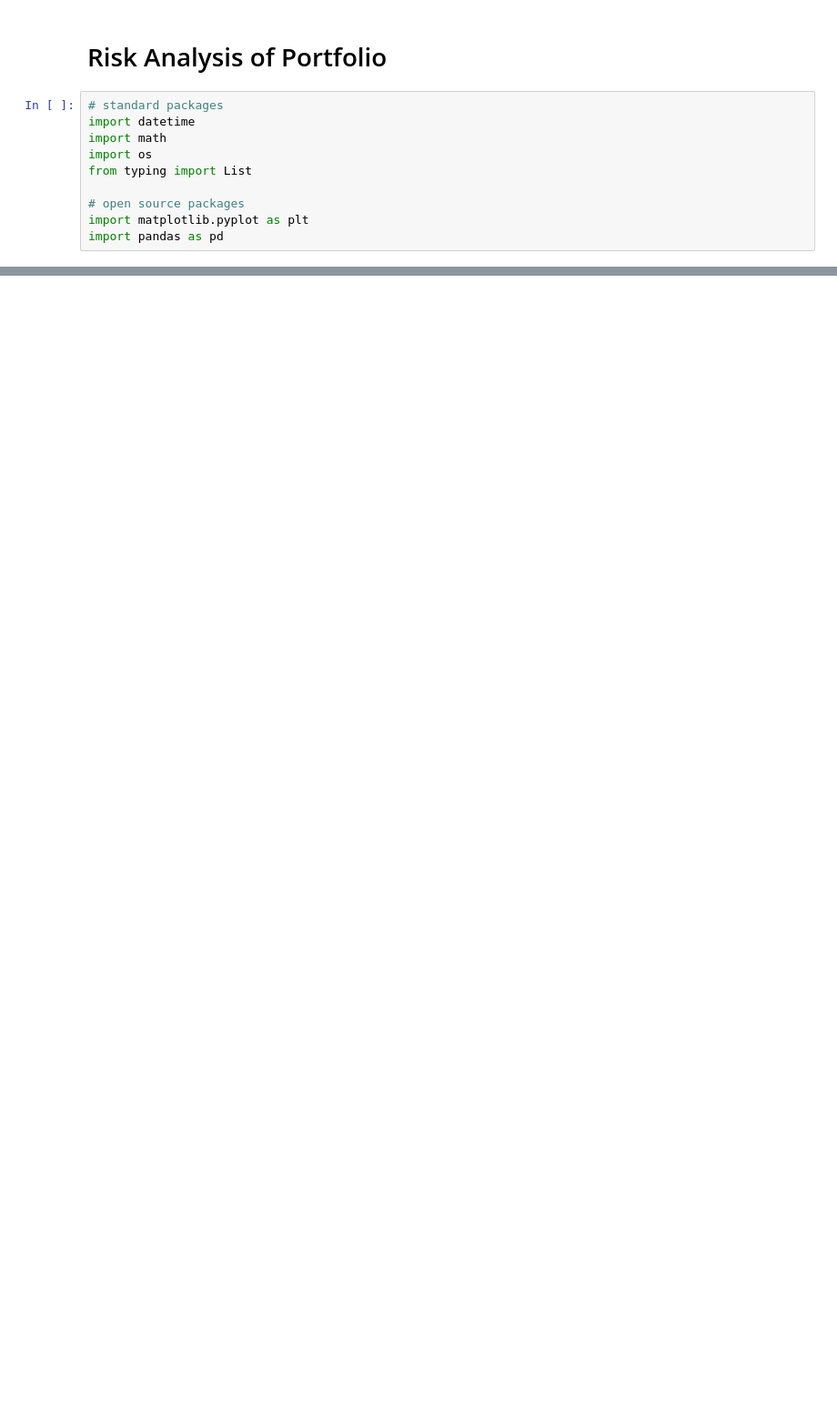
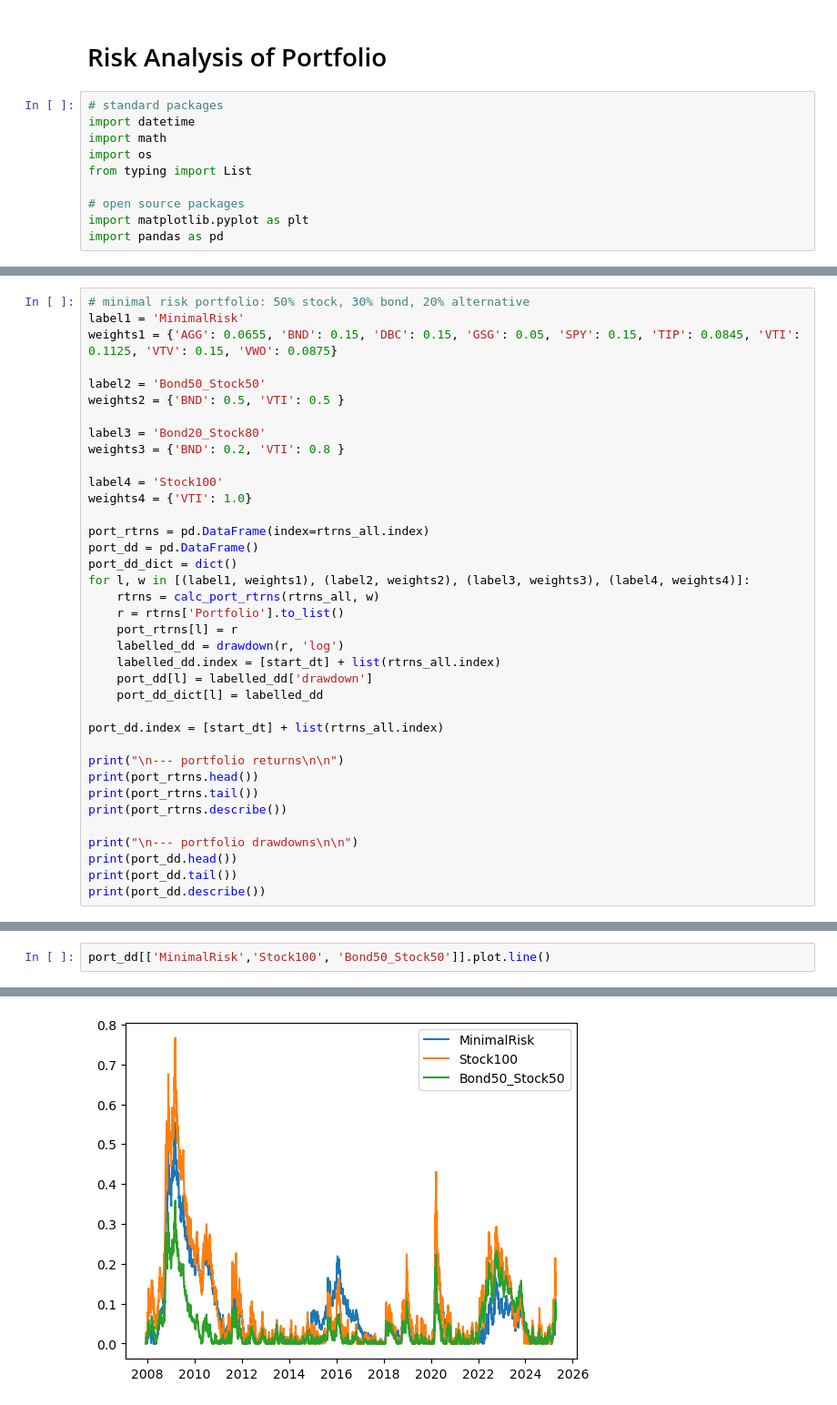
Before and after one commit to quantsummaries/sport, a Jupyter notebook: risk_analysis.ipynb, the cells around one changed output, grey strips where cells are left out. Shown at 91% size. Cells and saved outputs as stored; diff of their text form; blank space fills up the shorter version.

```diff
--- a/risk_analysis.ipynb
+++ b/risk_analysis.ipynb
@@ -90,0 +143,37 @@ DATE
+# %%
+# minimal risk portfolio: 50% stock, 30% bond, 20% alternative
+label1 = 'MinimalRisk'
+weights1 = {'AGG': 0.0655, 'BND': 0.15, 'DBC': 0.15, 'GSG': 0.05, 'SPY': 0.15, 'TIP': 0.0845, 'VTI': 0.1125, 'VTV': 0.15, 'VWO': 0.0875}
+
+label2 = 'Bond50_Stock50'
+weights2 = {'BND': 0.5, 'VTI': 0.5 }
+
+label3 = 'Bond20_Stock80'
+weights3 = {'BND': 0.2, 'VTI': 0.8 }
+
+label4 = 'Stock100'
+weights4 = {'VTI': 1.0}
+
+port_rtrns = pd.DataFrame(index=rtrns_all.index)
+port_dd = pd.DataFrame()
+port_dd_dict = dict()
+for l, w in [(label1, weights1), (label2, weights2), (label3, weights3), (label4, weights4)]:
+    rtrns = calc_port_rtrns(rtrns_all, w)
+    r = rtrns['Portfolio'].to_list()
+    port_rtrns[l] = r
+    labelled_dd = drawdown(r, 'log')
+    labelled_dd.index = [start_dt] + list(rtrns_all.index)
+    port_dd[l] = labelled_dd['drawdown']
+    port_dd_dict[l] = labelled_dd
+
+port_dd.index = [start_dt] + list(rtrns_all.index)
+
+print("\n--- portfolio returns\n\n")
+print(port_rtrns.head())
+print(port_rtrns.tail())
+print(port_rtrns.describe())
+
+print("\n--- portfolio drawdowns\n\n")
+print(port_dd.head())
+print(port_dd.tail())
+print(port_dd.describe())
@@ -90,0 +198,3 @@ DATE
+# %%
+port_dd[['MinimalRisk','Stock100', 'Bond50_Stock50']].plot.line()
+# %% [output]
@@ -90,0 +202 @@ DATE
+[figure, added]
```
Also changed, not shown: parts of 18 cells of this notebook, 30 other files.
